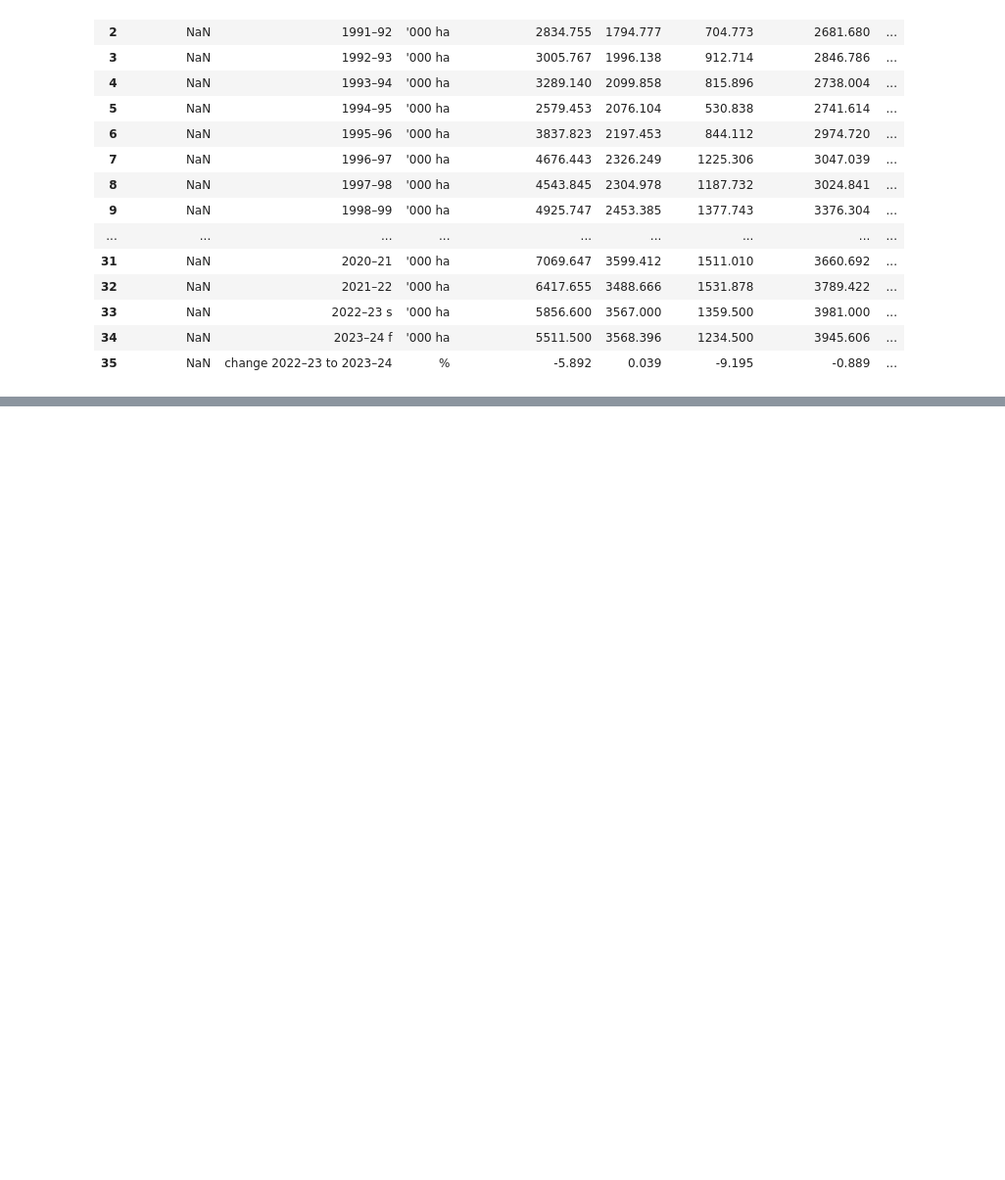
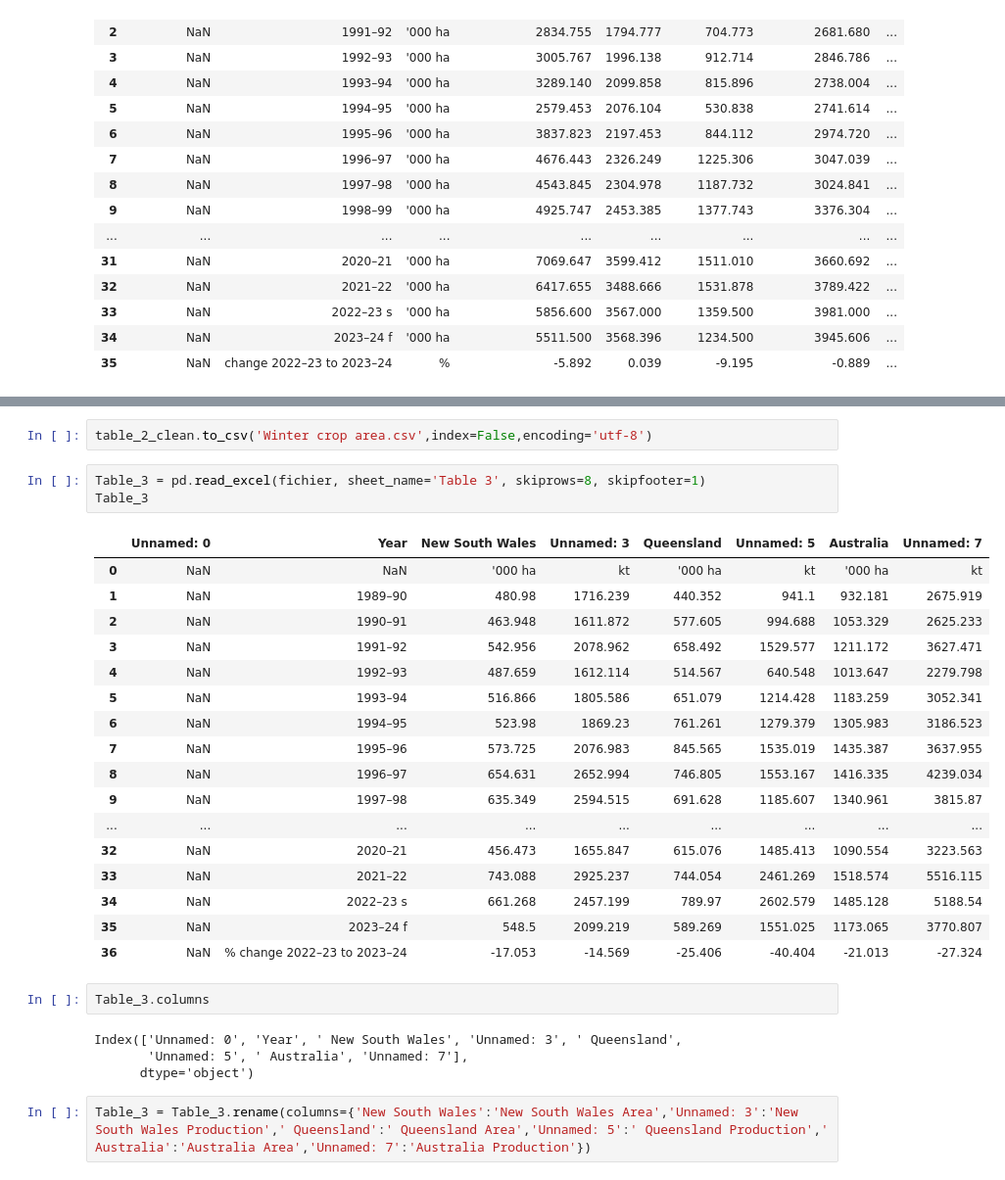
Before and after one commit to Moisebea/Crop_Report, a Jupyter notebook: OneDrive/Documents/Bureau/ABARES Dec Crop Report/Scraping_data.ipynb, the cells around one changed output, grey strips where cells are left out. Shown at 98% size. Cells and saved outputs as stored; diff of their text form; blank space fills up the shorter version.

```diff
--- a/OneDrive/Documents/Bureau/ABARES Dec Crop Report/Scraping_data.ipynb
+++ b/OneDrive/Documents/Bureau/ABARES Dec Crop Report/Scraping_data.ipynb
@@ -323,0 +465,31 @@ Table_2
+# %%
+table_2_clean.to_csv('Winter crop area.csv',index=False,encoding='utf-8')
+# %%
+Table_3 = pd.read_excel(fichier, sheet_name='Table 3', skiprows=8, skipfooter=1)
+Table_3
+# %% [output]
+|  | Unnamed: 0 | Year | New South Wales | Unnamed: 3 | Queensland | Unnamed: 5 | Australia | Unnamed: 7 |
+| 0 | NaN | NaN | '000 ha | kt | '000 ha | kt | '000 ha | kt |
+| 1 | NaN | 1989–90 | 480.98 | 1716.239 | 440.352 | 941.1 | 932.181 | 2675.919 |
+| 2 | NaN | 1990–91 | 463.948 | 1611.872 | 577.605 | 994.688 | 1053.329 | 2625.233 |
+| 3 | NaN | 1991–92 | 542.956 | 2078.962 | 658.492 | 1529.577 | 1211.172 | 3627.471 |
+| 4 | NaN | 1992–93 | 487.659 | 1612.114 | 514.567 | 640.548 | 1013.647 | 2279.798 |
+| 5 | NaN | 1993–94 | 516.866 | 1805.586 | 651.079 | 1214.428 | 1183.259 | 3052.341 |
+| 6 | NaN | 1994–95 | 523.98 | 1869.23 | 761.261 | 1279.379 | 1305.983 | 3186.523 |
+| 7 | NaN | 1995–96 | 573.725 | 2076.983 | 845.565 | 1535.019 | 1435.387 | 3637.955 |
+| 8 | NaN | 1996–97 | 654.631 | 2652.994 | 746.805 | 1553.167 | 1416.335 | 4239.034 |
+| 9 | NaN | 1997–98 | 635.349 | 2594.515 | 691.628 | 1185.607 | 1340.961 | 3815.87 |
+| ... | ... | ... | ... | ... | ... | ... | ... | ... |
+| 32 | NaN | 2020–21 | 456.473 | 1655.847 | 615.076 | 1485.413 | 1090.554 | 3223.563 |
+| 33 | NaN | 2021–22 | 743.088 | 2925.237 | 744.054 | 2461.269 | 1518.574 | 5516.115 |
+| 34 | NaN | 2022–23 s | 661.268 | 2457.199 | 789.97 | 2602.579 | 1485.128 | 5188.54 |
+| 35 | NaN | 2023–24 f | 548.5 | 2099.219 | 589.269 | 1551.025 | 1173.065 | 3770.807 |
+| 36 | NaN | % change 2022–23 to 2023–24 | -17.053 | -14.569 | -25.406 | -40.404 | -21.013 | -27.324 |
+# %%
+Table_3.columns
+# %% [output]
+Index(['Unnamed: 0', 'Year', ' New South Wales', 'Unnamed: 3', ' Queensland',
+       'Unnamed: 5', ' Australia', 'Unnamed: 7'],
+      dtype='object')
+# %%
+Table_3 = Table_3.rename(columns={'New South Wales':'New South Wales Area','Unnamed: 3':'New South Wales Production',' Queensland':' Queensland Area','Unnamed: 5':' Queensland Production',' Australia':'Australia Area','Unnamed: 7':'Australia Production'})
```
Also changed, not shown: parts of 17 cells of this notebook, 2 other files.
